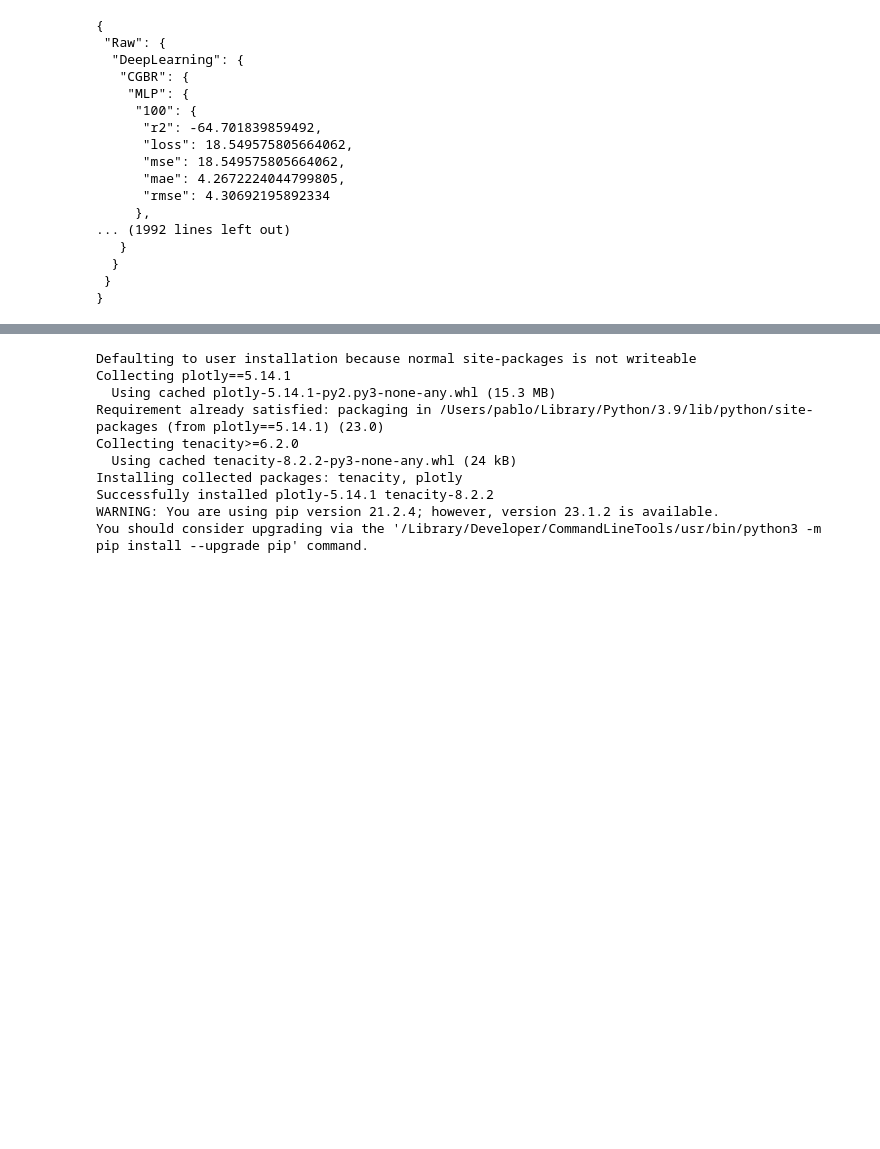
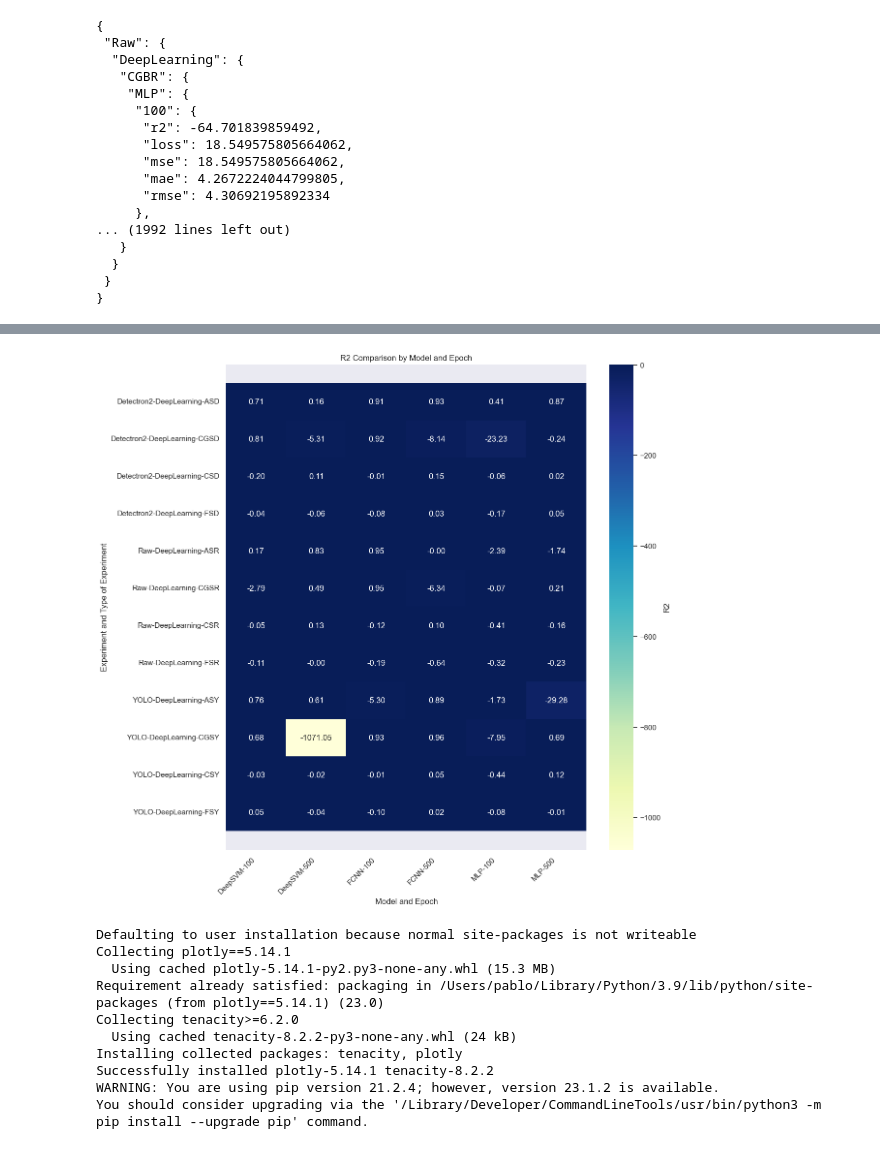
Before and after one commit to pcruiher08/ImageFeatures, a Jupyter notebook: Experiments/Graphs.ipynb, the cells around one changed output, grey strips where cells are left out. Saved outputs shown, nothing was run; the diff lists cells and outputs as text; code cells hidden in the pictures; blank space fills up the shorter version.

```diff
--- a/Experiments/Graphs.ipynb
+++ b/Experiments/Graphs.ipynb
@@ -39,3 +250,7 @@ print(json.dumps(resultsML, indent=1))
+# %%
+plot_r2_heatmap2(resultsDL, 'S')
+# %% [output]
+[figure, added]
 # %%
 import seaborn as sns
 import pandas as pd
```
Also changed, not shown: parts of 7 cells of this notebook, 2 other files.
